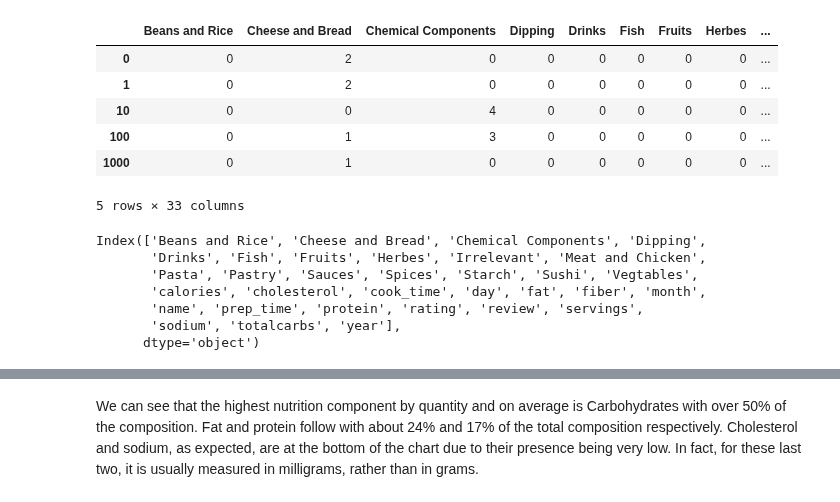
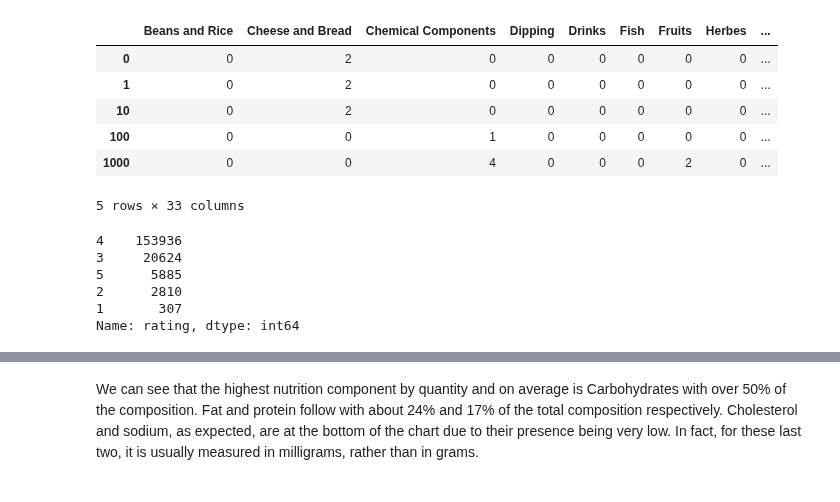
Before and after one commit to leonardoperrone/smart-recipes, a Jupyter notebook: Unified Dataset .ipynb, the cells around one changed output, grey strips where cells are left out. Saved outputs shown, nothing was run; the diff lists cells and outputs as text; code cells hidden in the pictures.

```diff
--- a/Unified Dataset .ipynb
+++ b/Unified Dataset .ipynb
@@ -21,23 +22,22 @@ from scipy import stats
 # %%
 # Reading the file
-full_df_original = pd.read_json('dataframesunified_data.json')
+full_df_original = pd.read_json('unified_data.json')
 full_df_original.head(5)
 # %% [output]
 |  | Beans and Rice | Cheese and Bread | Chemical Components | Dipping | Drinks | Fish | Fruits | Herbes | ... |
 | 0 | 0 | 2 | 0 | 0 | 0 | 0 | 0 | 0 | ... |
 | 1 | 0 | 2 | 0 | 0 | 0 | 0 | 0 | 0 | ... |
-| 10 | 0 | 0 | 4 | 0 | 0 | 0 | 0 | 0 | ... |
-| 100 | 0 | 1 | 3 | 0 | 0 | 0 | 0 | 0 | ... |
-| 1000 | 0 | 1 | 0 | 0 | 0 | 0 | 0 | 0 | ... |
+| 10 | 0 | 2 | 0 | 0 | 0 | 0 | 0 | 0 | ... |
+| 100 | 0 | 0 | 1 | 0 | 0 | 0 | 0 | 0 | ... |
+| 1000 | 0 | 0 | 4 | 0 | 0 | 0 | 2 | 0 | ... |
 5 rows × 33 columns
 # %%
 # Checking columns
 full_df_original.columns
 # %% [output]
-Index(['Beans and Rice', 'Cheese and Bread', 'Chemical Components', 'Dipping',
-       'Drinks', 'Fish', 'Fruits', 'Herbes', 'Irrelevant', 'Meat and Chicken',
-       'Pasta', 'Pastry', 'Sauces', 'Spices', 'Starch', 'Sushi', 'Vegtables',
-       'calories', 'cholesterol', 'cook_time', 'day', 'fat', 'fiber', 'month',
-       'name', 'prep_time', 'protein', 'rating', 'review', 'servings',
-       'sodium', 'totalcarbs', 'year'],
-      dtype='object')
+4    153936
+3     20624
+5      5885
+2      2810
+1       307
+Name: rating, dtype: int64
```
Also changed, not shown: parts of 15 cells of this notebook.
